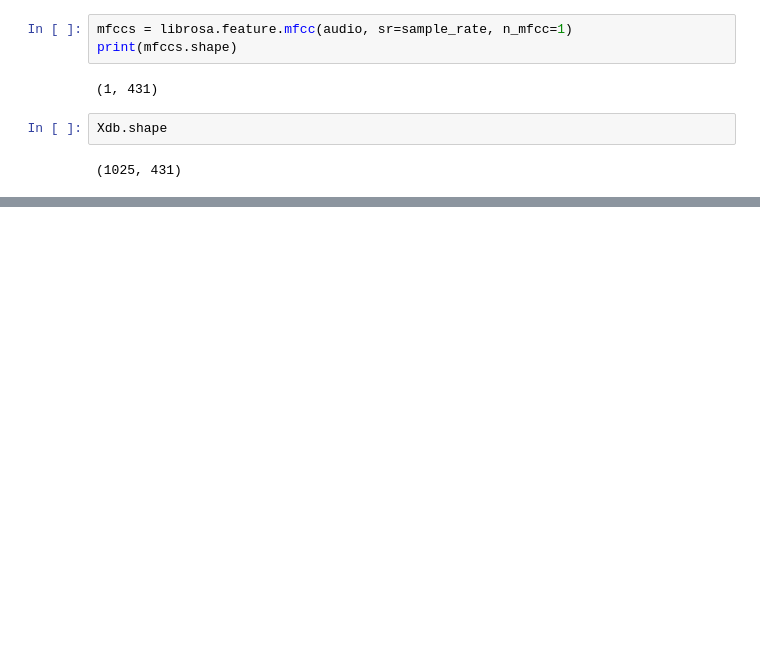
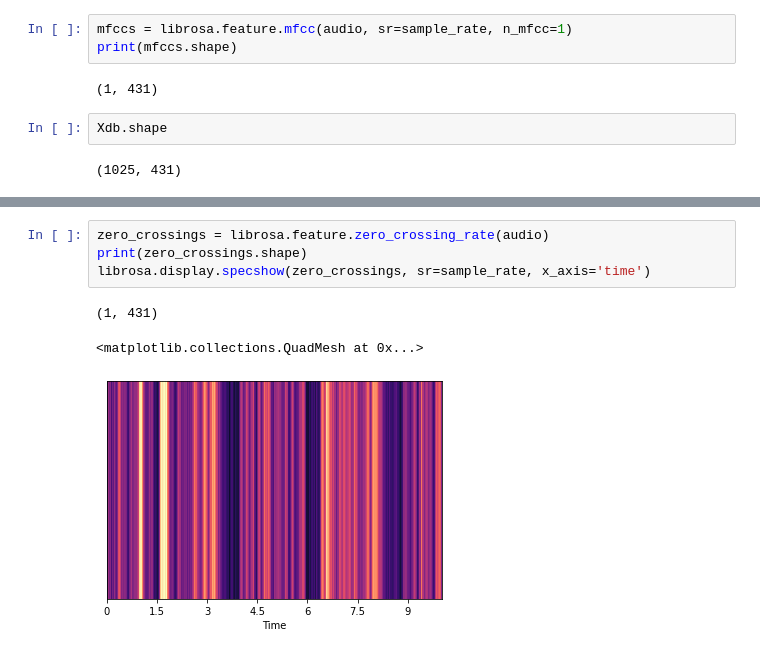
Before and after one commit to reenakoshta10/machine-conditions-monitoring, a Jupyter notebook: abnormal_audio_file.ipynb, the cells around one changed output, grey strips where cells are left out. Saved outputs shown, nothing was run; the diff lists cells and outputs as text; blank space fills up the shorter version.

```diff
--- a/abnormal_audio_file.ipynb
+++ b/abnormal_audio_file.ipynb
@@ -97,0 +97,8 @@ plt.plot(t, normalize(spectral_centroids), color='r')
+# %%
+zero_crossings = librosa.feature.zero_crossing_rate(audio)
+print(zero_crossings.shape)
+librosa.display.specshow(zero_crossings, sr=sample_rate, x_axis='time')
+# %% [output]
+(1, 431)
+<matplotlib.collections.QuadMesh at 0x...>
+[figure, added]
```
Also changed, not shown: parts of 6 cells of this notebook, 1 other file.
